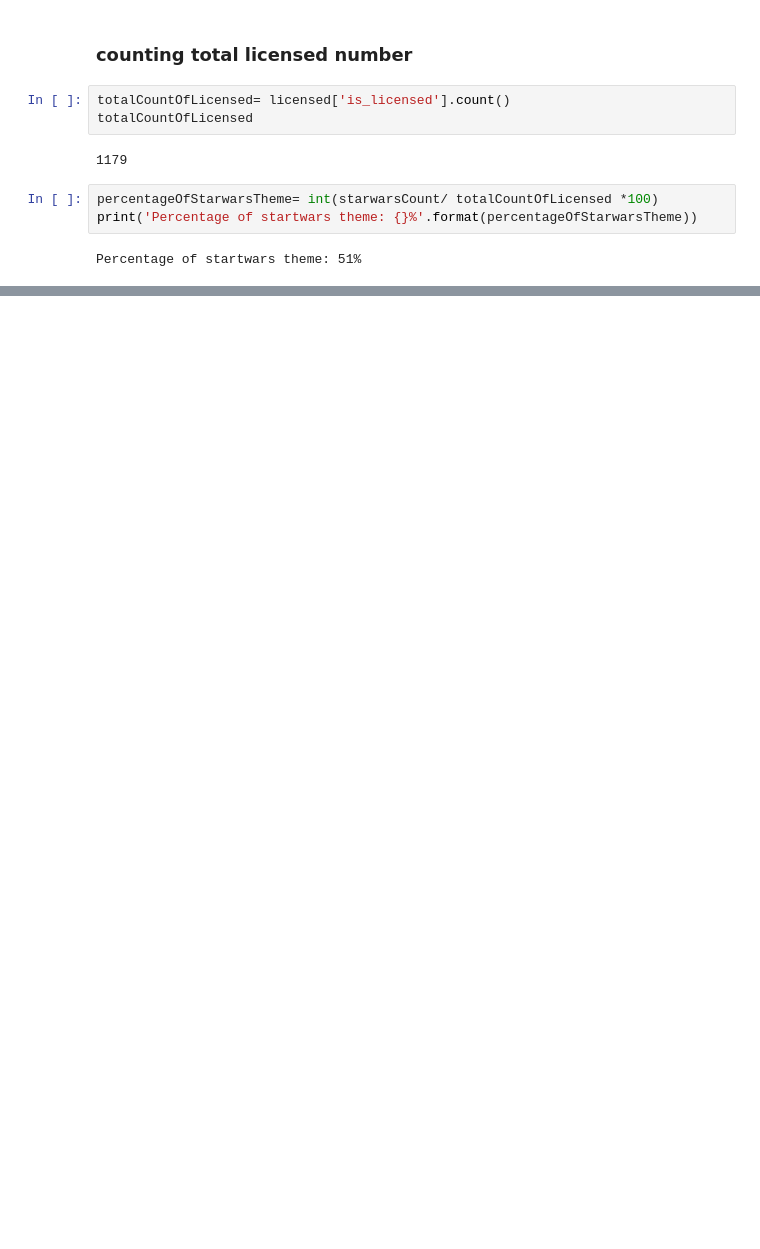
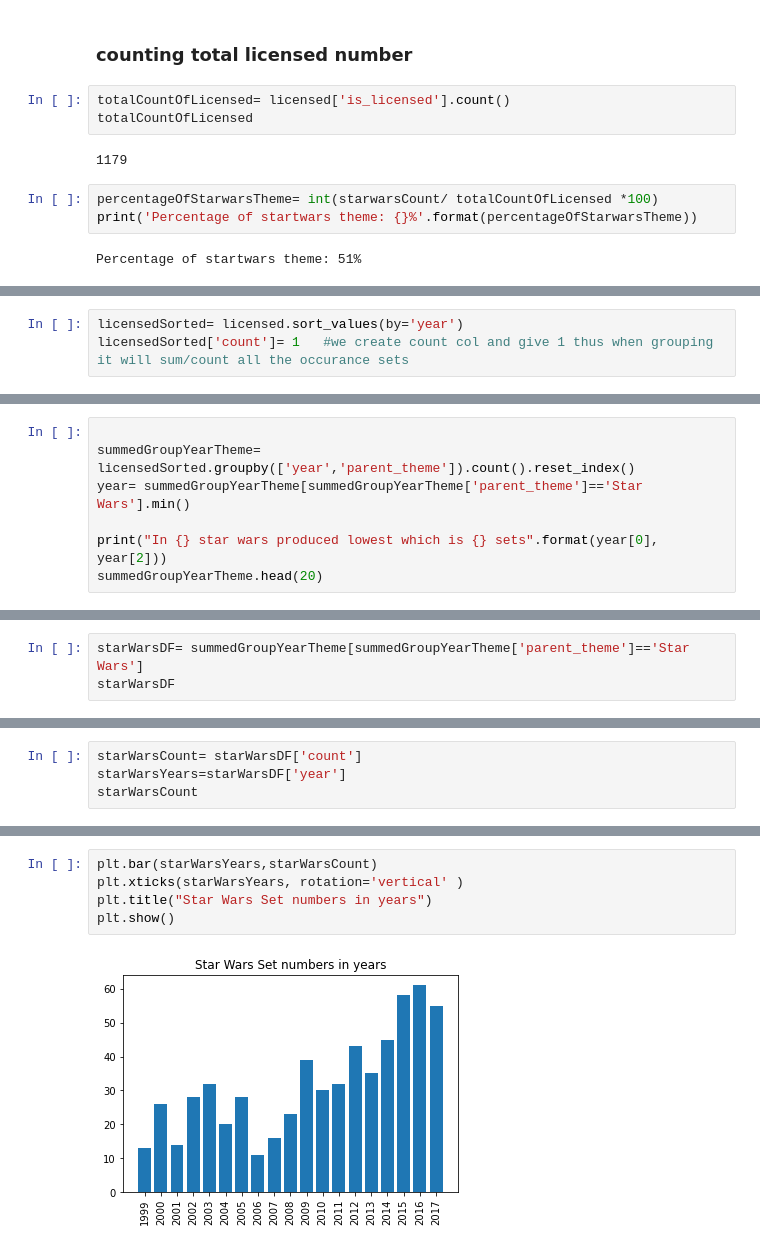
Before and after one commit to Asif-Dewan/legos-data-analysis, a Jupyter notebook: legosDataAnalysis.ipynb, the cells around one changed output, grey strips where cells are left out. Drawn from its saved outputs; the diff is of its cells as text; blank space fills up the shorter version.

```diff
--- a/legosDataAnalysis.ipynb
+++ b/legosDataAnalysis.ipynb
@@ -99,0 +107,3 @@ Percentage of startwars theme: 51%
+# %%
+licensedSorted= licensed.sort_values(by='year')
+licensedSorted['count']= 1   #we create count col and give 1 thus when grouping it will sum/count all the occurance sets
@@ -99,0 +112,7 @@ Percentage of startwars theme: 51%
+# %%
+
+summedGroupYearTheme= licensedSorted.groupby(['year','parent_theme']).count().reset_index()
+year= summedGroupYearTheme[summedGroupYearTheme['parent_theme']=='Star Wars'].min()
+
+print("In {} star wars produced lowest which is {} sets".format(year[0], year[2]))
+summedGroupYearTheme.head(20)
@@ -99,0 +177,3 @@ Percentage of startwars theme: 51%
+# %%
+starWarsDF= summedGroupYearTheme[summedGroupYearTheme['parent_theme']=='Star Wars']
+starWarsDF
@@ -99,0 +198,4 @@ Percentage of startwars theme: 51%
+# %%
+starWarsCount= starWarsDF['count']
+starWarsYears=starWarsDF['year']
+starWarsCount
@@ -99,0 +223,7 @@ Percentage of startwars theme: 51%
+# %%
+plt.bar(starWarsYears,starWarsCount)
+plt.xticks(starWarsYears, rotation='vertical' )
+plt.title("Star Wars Set numbers in years")
+plt.show()
+# %% [output]
+[figure, added]
```
Also changed, not shown: parts of 16 cells of this notebook.
